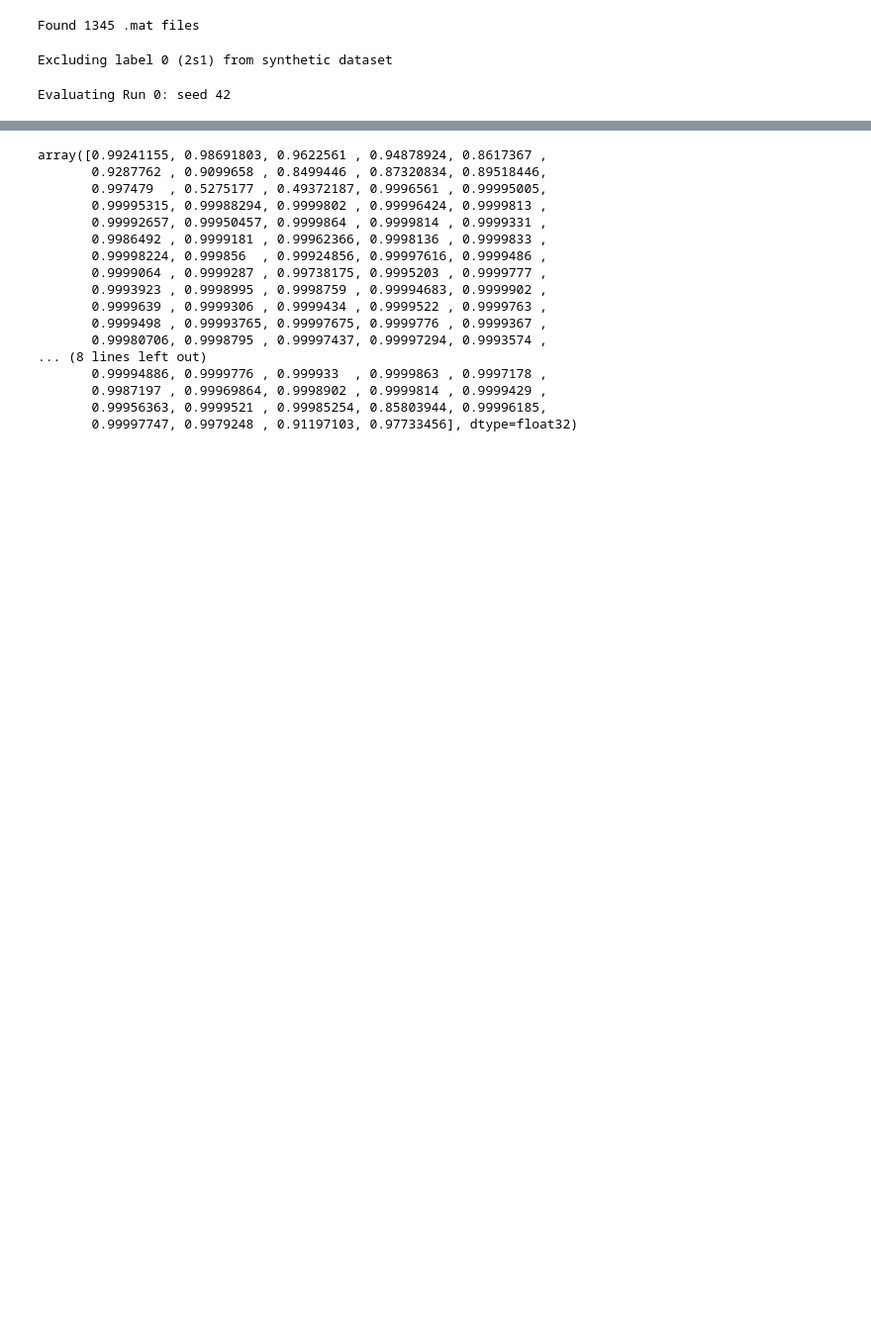
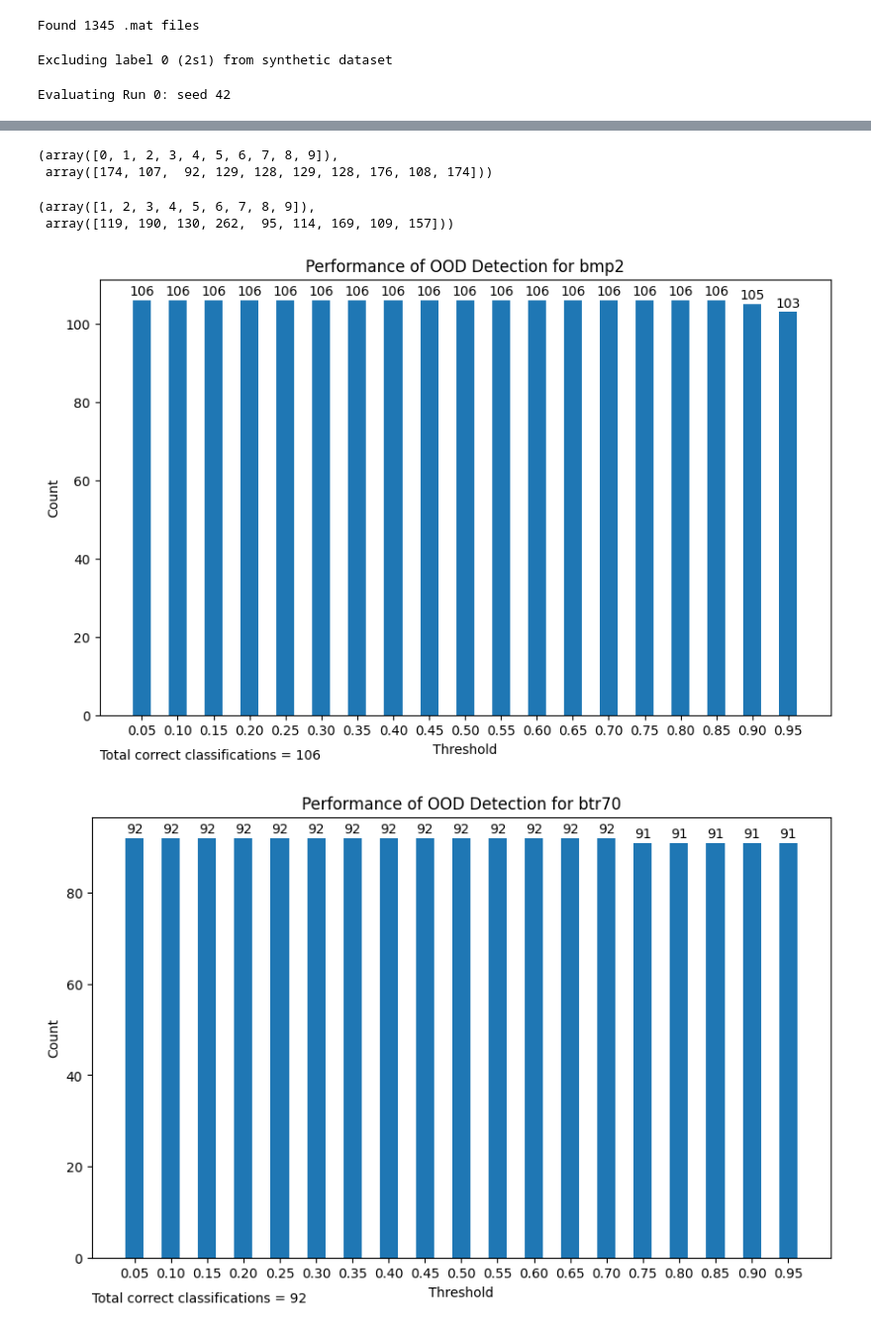
Before and after one commit to alvin-ng44/SAR_ML, a Jupyter notebook: notebooks/SSR/OOD/OOD_2s1.ipynb, the cells around one changed output, grey strips where cells are left out. Shown at 99% size. Drawn from its saved outputs; the diff is of its cells as text; code cells hidden in the pictures; blank space fills up the shorter version.

Commit message:
Added number of correct classifications above threshold - lambda

```diff
--- a/notebooks/SSR/OOD/OOD_2s1.ipynb
+++ b/notebooks/SSR/OOD/OOD_2s1.ipynb
@@ -43,8 +43,8 @@ def worker_init_fn(worker_id):
     np.random.seed(worker_seed)
     random.seed(worker_seed)
 # %%
-workspace = "/workspace/alvin/SAR_ML"
-# workspace = "/mnt/d/Users/Admin/Projects/dso/SAR_ML"
+# workspace = "/workspace/alvin/SAR_ML"
+workspace = "/mnt/d/Users/Admin/Projects/dso/SAR_ML"
 data_workspace = os.path.join(workspace, "data/SAMPLE")
 # %%
 gmm_cache = build_gmm_cache(input_dir = os.path.join(data_workspace, "mat_files/synth"), processing_func = LogMapping(c = 1000.0))
@@ -118,12 +118,10 @@ confidences = torch.cat(prob_lst).numpy()
 preds = torch.cat(pred_lst).numpy()
 labels = torch.cat(label_lst).numpy()
 
-label_map = new_synth_ds.label_map  # {1:0, 2:1, ..., 9:8}
+inv_label_map = {v: k for k, v in new_synth_ds.label_map.items()}
 
-# remap ID labels, leave OOD (excluded_label=0) unchanged
-remapped_labels = np.array([
-    label_map[l] if l in label_map else l  # OOD label (0) stays as 0
-    for l in labels
+preds_og = np.array([
+    inv_label_map[p] for p in preds
 ])
 # %% [output]
 Evaluating Run 0: seed 42
@@ -191,20 +128,41 @@ array([0.8616474 , 0.998623  , 0.952683  , 0.99976367, 0.99615747,
-# %%
-confidences[(remapped_labels == 0) & (preds == 0)]
-# %% [output]
-array([0.99241155, 0.98691803, 0.9622561 , 0.94878924, 0.8617367 ,
-       0.9287762 , 0.9099658 , 0.8499446 , 0.87320834, 0.89518446,
-       0.997479  , 0.5275177 , 0.49372187, 0.9996561 , 0.99995005,
-       0.99995315, 0.99988294, 0.9999802 , 0.99996424, 0.9999813 ,
-       0.99992657, 0.99950457, 0.9999864 , 0.9999814 , 0.9999331 ,
-       0.9986492 , 0.9999181 , 0.99962366, 0.9998136 , 0.9999833 ,
-       0.99998224, 0.999856  , 0.99924856, 0.99997616, 0.9999486 ,
-       0.9999064 , 0.9999287 , 0.99738175, 0.9995203 , 0.9999777 ,
-       0.9993923 , 0.9998995 , 0.9998759 , 0.99994683, 0.9999902 ,
-       0.9999639 , 0.9999306 , 0.9999434 , 0.9999522 , 0.9999763 ,
-       0.9999498 , 0.99993765, 0.99997675, 0.9999776 , 0.9999367 ,
-       0.99980706, 0.9998795 , 0.99997437, 0.99997294, 0.9993574 ,
-... (8 lines left out)
-       0.99994886, 0.9999776 , 0.999933  , 0.9999863 , 0.9997178 ,
-       0.9987197 , 0.99969864, 0.9998902 , 0.9999814 , 0.9999429 ,
-       0.99956363, 0.9999521 , 0.99985254, 0.85803944, 0.99996185,
-       0.99997747, 0.9979248 , 0.91197103, 0.97733456], dtype=float32)
+# %%
+np.unique(labels, return_counts = True)
+# %% [output]
+(array([0, 1, 2, 3, 4, 5, 6, 7, 8, 9]),
+ array([174, 107,  92, 129, 128, 129, 128, 176, 108, 174]))
+# %%
+np.unique(preds_og, return_counts=True)
+# %% [output]
+(array([1, 2, 3, 4, 5, 6, 7, 8, 9]),
+ array([119, 190, 130, 262,  95, 114, 169, 109, 157]))
+# %%
+for j in list(inv_label_map.values()):
+    class_label = j
+
+    threshold = np.arange(0.05, 1.0, 0.05)
+    count_above_threshold = []
+    for t in threshold:
+        correct_mask = ((labels == class_label) & (preds_og == class_label))
+        correct_conf = confidences[correct_mask]
+        count_above_threshold.append(np.sum(correct_conf >= t))
+    count_above_threshold = np.array(count_above_threshold)
+
+    fig = plt.figure(figsize=(10, 6))
+    ax = fig.add_subplot(111)
+    ax.bar(threshold, count_above_threshold, width=0.025, align='center')
+
+    pltlocs, pltticks = plt.xticks()
+    ax.set_xticks(threshold, [f"{t:.2f}" for t in threshold])
+
+    for i, count in enumerate(count_above_threshold):
+        ax.text(threshold[i], count + 0.5, str(count), ha='center', va='bottom')
+
+    ax.text(0, -0.1, f"Total correct classifications = {correct_mask.sum()}", transform=ax.transAxes)
+
+    ax.set_xlabel('Threshold')
+    ax.set_ylabel('Count')
+    ax.set_title(f'Performance of OOD Detection for {meas_ds.classes[j]}')
+    plt.show()
+# %% [output]
+[figure, added]
+[figure, added]
```
Also changed, not shown: parts of 10 cells of this notebook, 9 other files.
